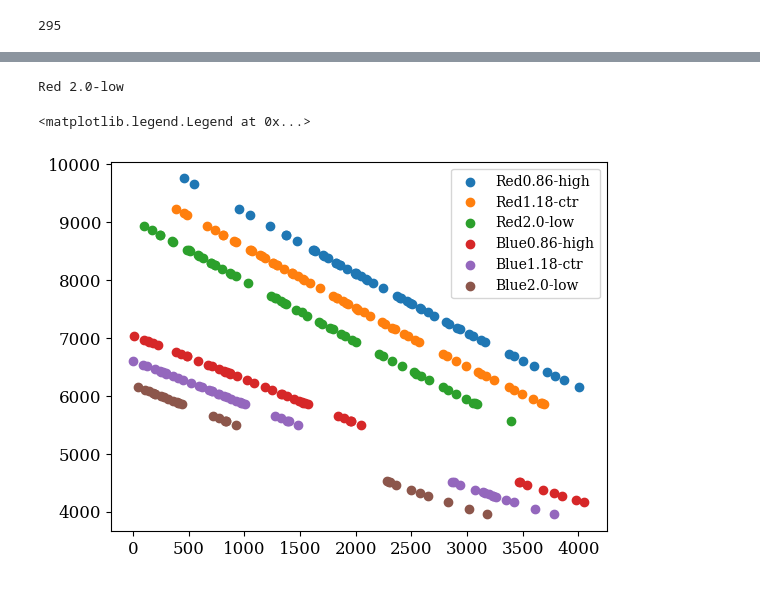
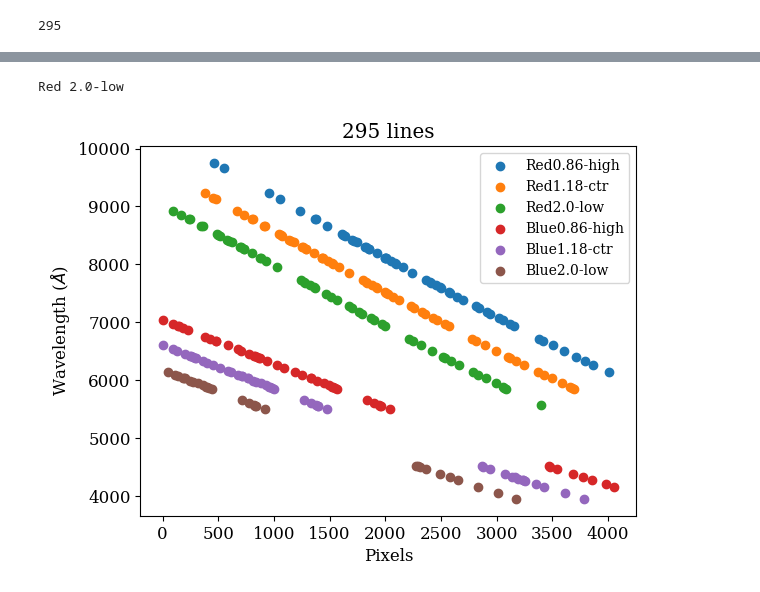
Before and after one commit to jradavenport/kosmos-arc, a Jupyter notebook: notebooks/line_plots.ipynb, the cells around one changed output, grey strips where cells are left out. Saved outputs shown, nothing was run; the diff lists cells and outputs as text; code cells hidden in the pictures.

Commit message:
lots of figures

```diff
--- a/notebooks/line_plots.ipynb
+++ b/notebooks/line_plots.ipynb
@@ -87,19 +89,22 @@ files
 # %%
 # 6 setups, plot them...
 
 # i=slit(low/med/hi), j=disp(red/blue)
 i=2; j=0; k=0
 print(df['disp'].unique()[j],df['slit'].unique()[i])
 
 for j in range(2):
     for i in range(3):
         ll = (df['slit']==df['slit'].unique()[i]) & (df['disp']==df['disp'].unique()[j])
         plt.scatter(df['pixel'][ll], df['wave'][ll], label=df['disp'].unique()[j]+df['slit'].unique()[i])
 plt.legend(fontsize=10)
+plt.ylabel(r'Wavelength ($\AA$)')
+plt.xlabel('Pixels')
+plt.title(str(len(df['pixel']))+' lines')
+plt.savefig('../figures/all_lines.pdf', dpi=150, bbox_inches='tight', pad_inches=0.25)
 # %% [output]
 Red 2.0-low
-<matplotlib.legend.Legend at 0x...>
-[figure, old version]
+[figure, new version]
 # %%
 # we need to iterate over the 6 (disp+slit), create a wavelenth solution
 i=0; j=0 # DOUBLE FOR LOOP HERE
```
Also changed, not shown: parts of 8 cells of this notebook, 28 other files.
